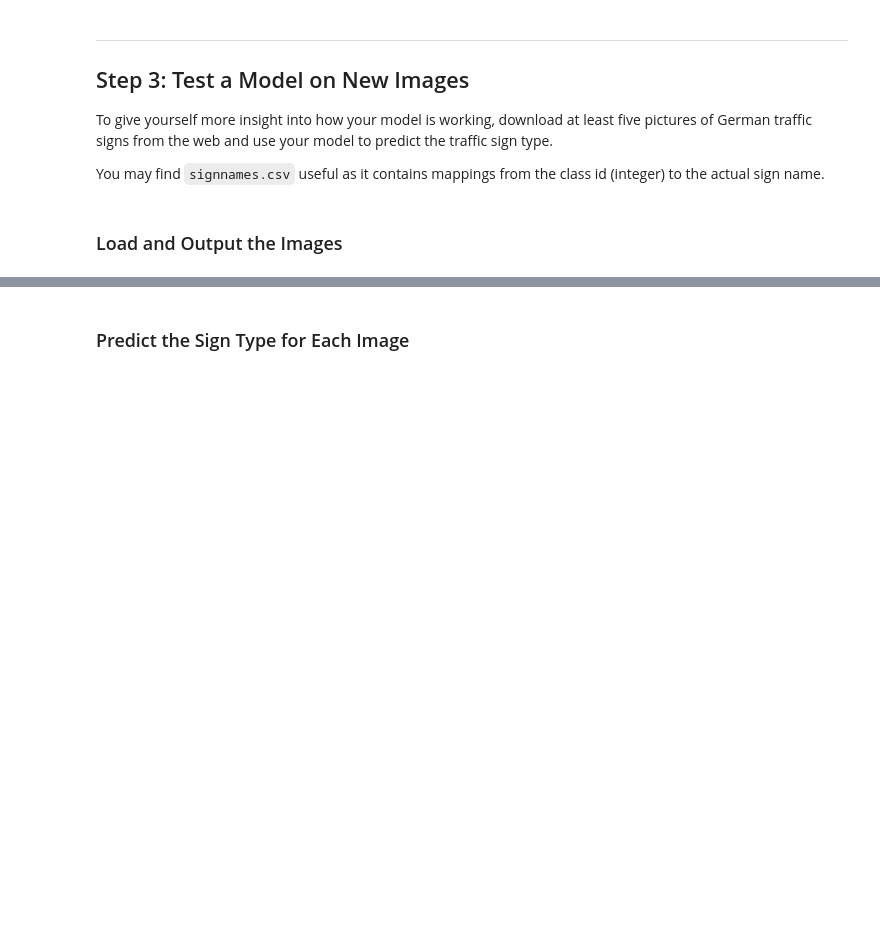
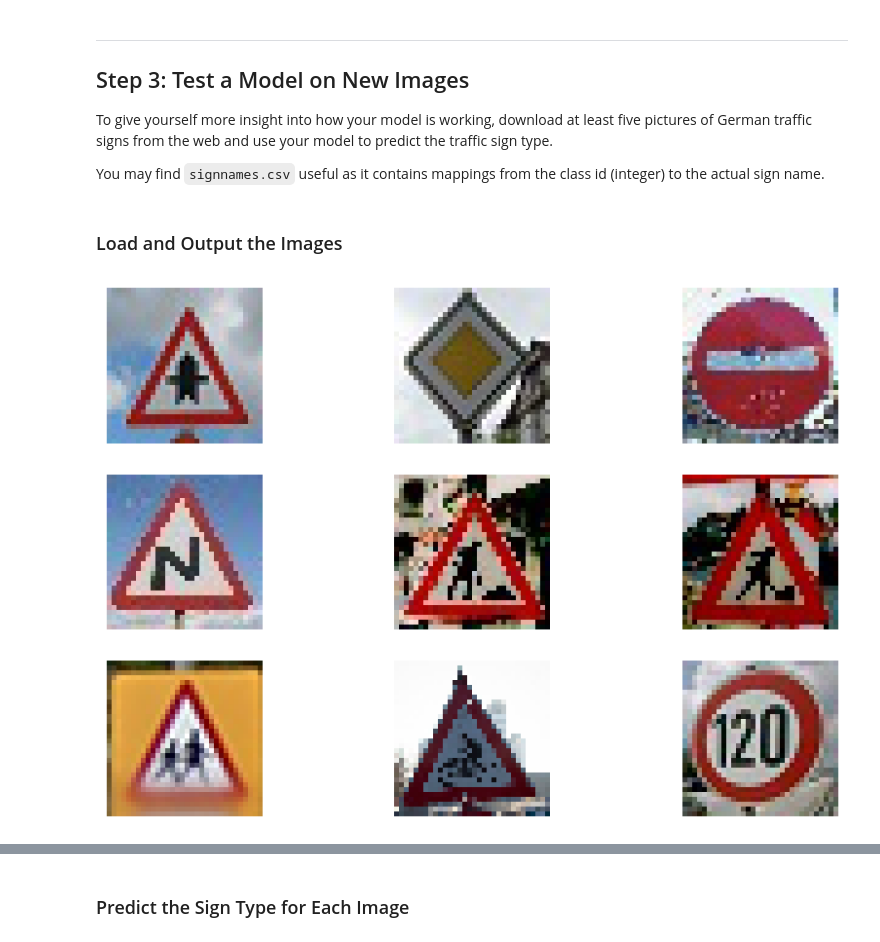
Before and after one commit to JayLSU/CarND-Traffic-Sign-Classifier-Project, a Jupyter notebook: Traffic_Sign_Classifier.ipynb, the cells around one changed output, grey strips where cells are left out. Cells and saved outputs as stored; diff of their text form; code cells hidden in the pictures; blank space fills up the shorter version.

```diff
--- a/Traffic_Sign_Classifier.ipynb
+++ b/Traffic_Sign_Classifier.ipynb
@@ -624,0 +642,24 @@ You may find `signnames.csv` useful as it contains mappings from the class id (i
+# %%
+img_path = './webimgs/'
+img_name_list = os.listdir(img_path)
+
+# Plot web images
+rows = 3
+cols = 3
+fig, axes = plt.subplots(rows, cols, figsize=(15,10),
+                         subplot_kw={'xticks': [], 'yticks': []})
+axes = axes.ravel()
+
+img_list = []
+# Read images
+for i,img in enumerate(img_name_list):
+    image = cv2.imread(img_path + img)
+    axes[i].axis('off')
+    axes[i].imshow(cv2.cvtColor(image, cv2.COLOR_BGR2RGB))
+    img_list.append(image)
+
+# Preprocess images
+img_array = img_list
+img_data = data_preprocess(img_array)
+# %% [output]
+[figure, added]
```
Also changed, not shown: parts of 16 cells of this notebook, 12 other files.
